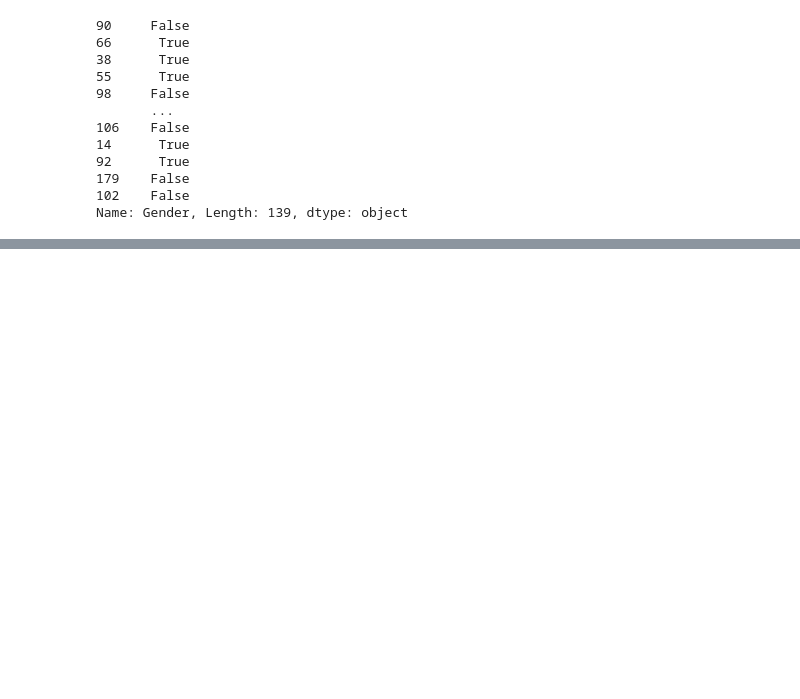
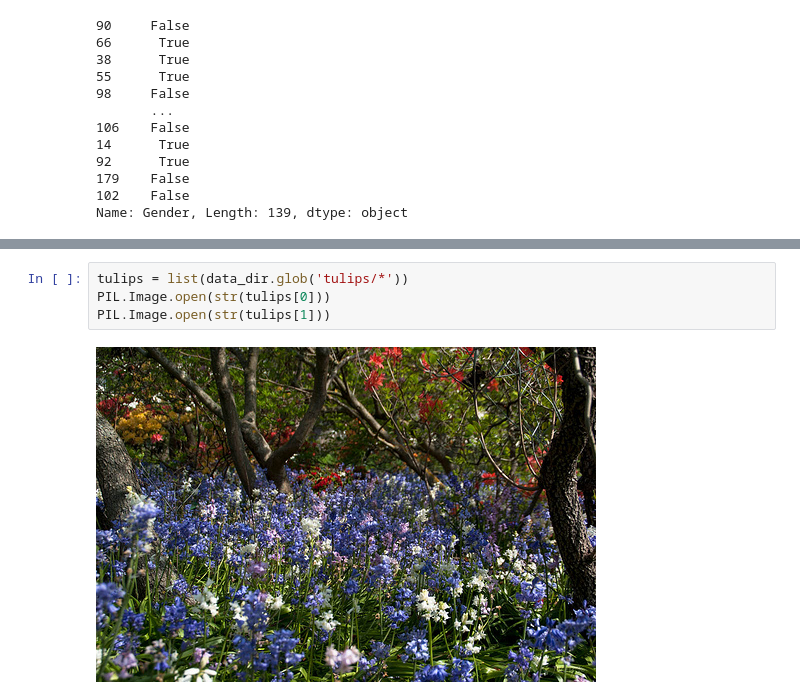
Before and after one commit to shekharbiswas/Multi-CNN, a Jupyter notebook: test.ipynb, the cells around one changed output, grey strips where cells are left out. Saved outputs shown, nothing was run; the diff lists cells and outputs as text; blank space fills up the shorter version.

```diff
--- a/test.ipynb
+++ b/test.ipynb
@@ -166,0 +261,6 @@ ValueError: Failed to convert a NumPy array to a Tensor (Unsupported object type
+# %%
+tulips = list(data_dir.glob('tulips/*'))
+PIL.Image.open(str(tulips[0]))
+PIL.Image.open(str(tulips[1]))
+# %% [output]
+[figure, added]
```
Also changed, not shown: parts of 11 cells of this notebook.
